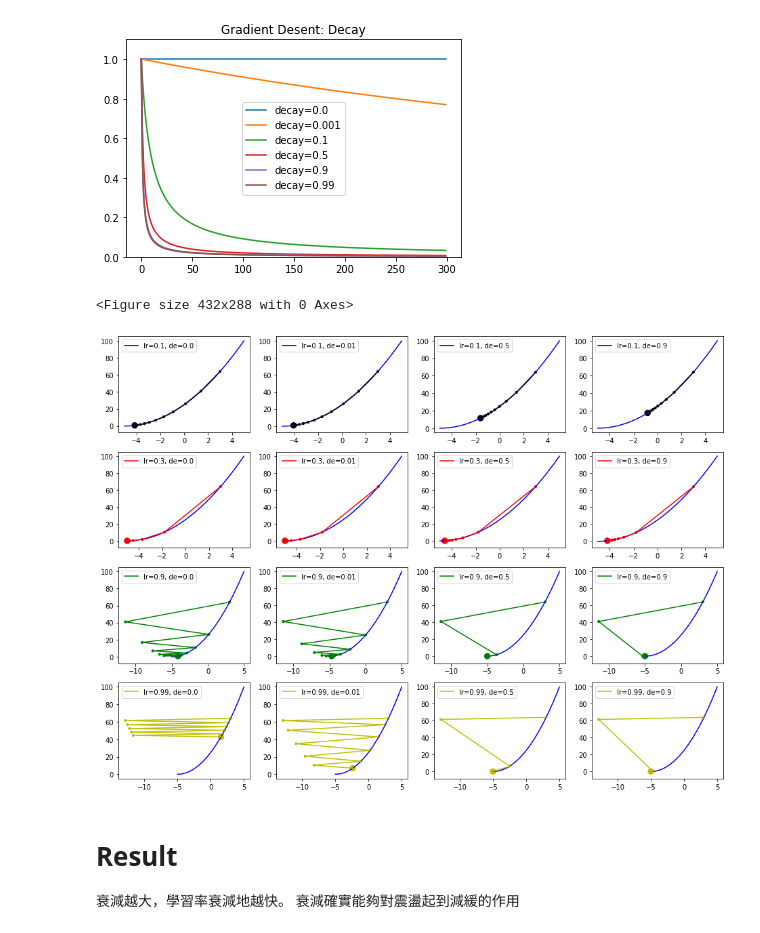
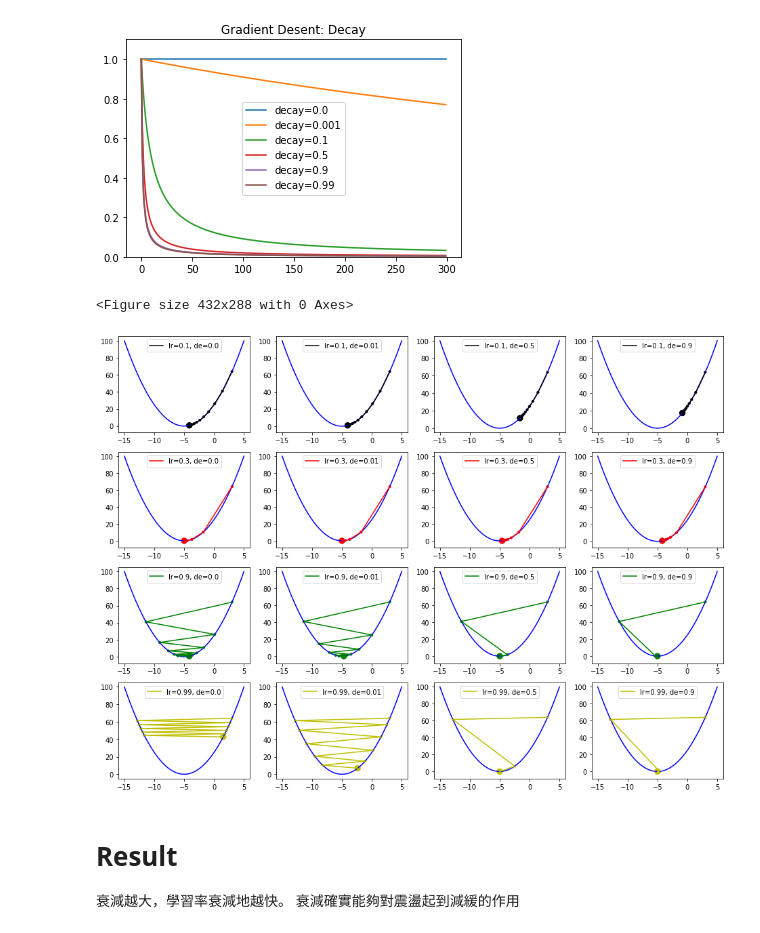
Before and after one commit to walei88/3rd-ML100Days, a Jupyter notebook: homework/D74/Day74-Gradient_Descent_HW.ipynb, the cells around one changed output. Saved outputs shown, nothing was run; the diff lists cells and outputs as text; code cells hidden in the pictures.

```diff
--- a/homework/D74/Day74-Gradient_Descent_HW.ipynb
+++ b/homework/D74/Day74-Gradient_Descent_HW.ipynb
@@ -155,36 +155,36 @@ plt.show()
 # %% [output]
 [figure]
 # %%
-line_x = np.linspace(-5, 5, 100)
+line_x = np.linspace(-15, 5, 100)
 line_y = func(line_x)
 plt.figure('Gradient Desent: Decay')
 
 x_start= w_init
 epochs = 10
 
 lr = [0.1, 0.3, 0.9, 0.99]
 decay = [0.0, 0.01, 0.5, 0.9]
 
 color = ['k', 'r', 'g', 'y']
 
 row = len(lr)
 col = len(decay)
 size = np.ones(epochs + 1) * 10
 size[-1] = 70
 plt.subplots(figsize=(16,12))
 for i in range(row):
      for j in range(col):
         x = GD_decay(x_start, dfunc, epochs, lr=lr[i], decay=decay[j])
         plt.subplot(row, col, i * col + j + 1)
         plt.plot(line_x, line_y, c='b')
         plt.plot(x, func(x), c=color[i], label='lr={}, de={}'.format(lr[i], decay[j]))
         plt.scatter(x, func(x), c=color[i], s=size)
         plt.legend(loc=0)
 
 plt.show()
 # %% [output]
 <Figure size 432x288 with 0 Axes>
-[figure, old version]
+[figure, new version]
 # %% [markdown]
 # Result
 衰減越大，學習率衰減地越快。
```
Also changed, not shown: parts of 1 cell of this notebook.
